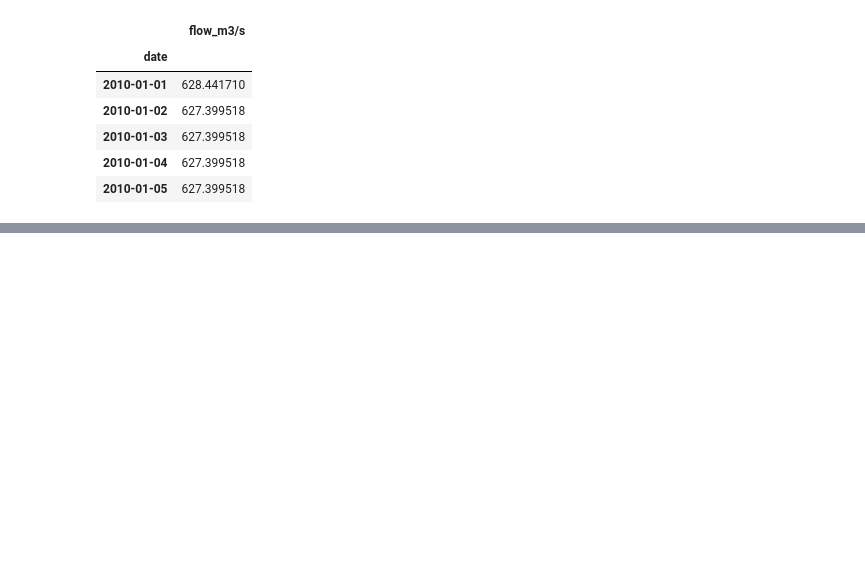
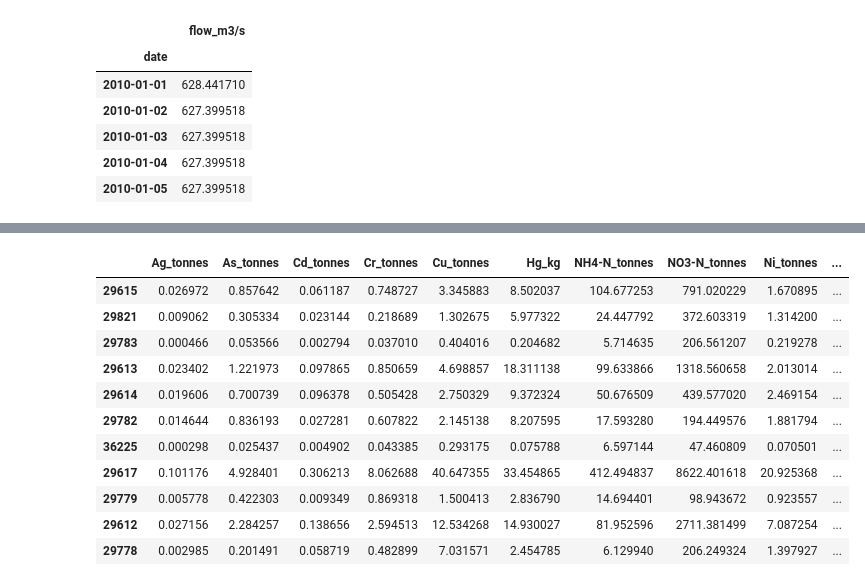
Before and after one commit to JamesSample/rid, a Jupyter notebook: rid_data_exploration.ipynb, the cells around one changed output, grey strips where cells are left out. Drawn from its saved outputs; the diff is of its cells as text; code cells hidden in the pictures; blank space fills up the shorter version.

```diff
--- a/rid_data_exploration.ipynb
+++ b/rid_data_exploration.ipynb
@@ -38,11 +39,14 @@ In the raw station data, there are 7 sites missing geographic (lat/lon) co-ordin
 The code below reads the metadata and creates a simple interactive map. **Use the "layer control" top-right to turn groups of sites on and off, and click on a site to see the station name and code**.
 # %%
 # Read site data
-in_xlsx = r'C:\Data\James_Work\Staff\Oyvind_K\Elveovervakingsprogrammet\Data\RID_Sites_List.xlsx'
+in_xlsx = r'C:\Data\James_Work\Staff\Oeyvind_K\Elveovervakingsprogrammet\Data\RID_Sites_List.xlsx'
 
 rid_11_df = pd.read_excel(in_xlsx, sheetname='RID_11')
 rid_36_df = pd.read_excel(in_xlsx, sheetname='RID_36')
 rid_108_df = pd.read_excel(in_xlsx, sheetname='RID_108')
+
+# Drop the 37th site (with no NVE code) from RID_36
+rid_36_df.dropna(how='any', inplace=True)
 # %%
 # Setup map
 map1 = folium.Map(location=[65, 10.8],
@@ -103,7 +107,7 @@ engine, conn = resa2_basic.connect_to_resa2()
 For the ICP Waters project, I have previously written code to extract data from RESA2. For the RID project, I have modified these functions and transferred them to a new file, which can be found [here](https://github.com/JamesSample/rid/blob/master/useful_rid_code.py)
 # %%
 # Import custom RID functions
-rid_func_path = (r'C:\Data\James_Work\Staff\Oyvind_K\Elveovervakingsprogrammet'
+rid_func_path = (r'C:\Data\James_Work\Staff\Oeyvind_K\Elveovervakingsprogrammet'
                  r'\Python\rid\useful_rid_code.py')
 
 rid = imp.load_source('useful_rid_code', rid_func_path)
@@ -171,0 +241,43 @@ q_df.head()
+# %%
+# Pars of interest
+par_list = ['SPM', 'TOC', 'PO4-P', 'TOTP', 'NO3-N', 'NH4-N',
+            'TOTN', 'SiO2', 'Ag', 'As', 'Pb', 'Cd', 'Cu',
+            'Zn', 'Ni', 'Cr', 'Hg']
+
+# Container for output
+df_list = []
+
+# Calculate loads for RID_11 and RID_36
+# Loop over dfs
+for df in [rid_11_df, rid_36_df]:
+    # Container for results from each site
+    loads_list = []
+
+    # Loop over sites
+    for stn_id in df['station_id'].values:
+        # Estimate loads at this site
+        loads_list.append(rid.estimate_loads(stn_id, par_list, 2015, engine))
+
+    # Concatenate to new df
+    out_df = pd.concat(loads_list, axis=0)
+
+    # Add to output
+    df_list.append(out_df)
+
+# Get new output for comparison
+rid_11_new, rid_36_new = df_list
+
+rid_11_new
+# %% [output]
+|  | Ag_tonnes | As_tonnes | Cd_tonnes | Cr_tonnes | Cu_tonnes | Hg_kg | NH4-N_tonnes | NO3-N_tonnes | Ni_tonnes | ... |
+| 29615 | 0.026972 | 0.857642 | 0.061187 | 0.748727 | 3.345883 | 8.502037 | 104.677253 | 791.020229 | 1.670895 | ... |
+| 29821 | 0.009062 | 0.305334 | 0.023144 | 0.218689 | 1.302675 | 5.977322 | 24.447792 | 372.603319 | 1.314200 | ... |
+| 29783 | 0.000466 | 0.053566 | 0.002794 | 0.037010 | 0.404016 | 0.204682 | 5.714635 | 206.561207 | 0.219278 | ... |
+| 29613 | 0.023402 | 1.221973 | 0.097865 | 0.850659 | 4.698857 | 18.311138 | 99.633866 | 1318.560658 | 2.013014 | ... |
+| 29614 | 0.019606 | 0.700739 | 0.096378 | 0.505428 | 2.750329 | 9.372324 | 50.676509 | 439.577020 | 2.469154 | ... |
+| 29782 | 0.014644 | 0.836193 | 0.027281 | 0.607822 | 2.145138 | 8.207595 | 17.593280 | 194.449576 | 1.881794 | ... |
+| 36225 | 0.000298 | 0.025437 | 0.004902 | 0.043385 | 0.293175 | 0.075788 | 6.597144 | 47.460809 | 0.070501 | ... |
+| 29617 | 0.101176 | 4.928401 | 0.306213 | 8.062688 | 40.647355 | 33.454865 | 412.494837 | 8622.401618 | 20.925368 | ... |
+| 29779 | 0.005778 | 0.422303 | 0.009349 | 0.869318 | 1.500413 | 2.836790 | 14.694401 | 98.943672 | 0.923557 | ... |
+| 29612 | 0.027156 | 2.284257 | 0.138656 | 2.594513 | 12.534268 | 14.930027 | 81.952596 | 2711.381499 | 7.087254 | ... |
+| 29778 | 0.002985 | 0.201491 | 0.058719 | 0.482899 | 7.031571 | 2.454785 | 6.129940 | 206.249324 | 1.397927 | ... |
```
Also changed, not shown: parts of 12 cells of this notebook, 1 other file.
